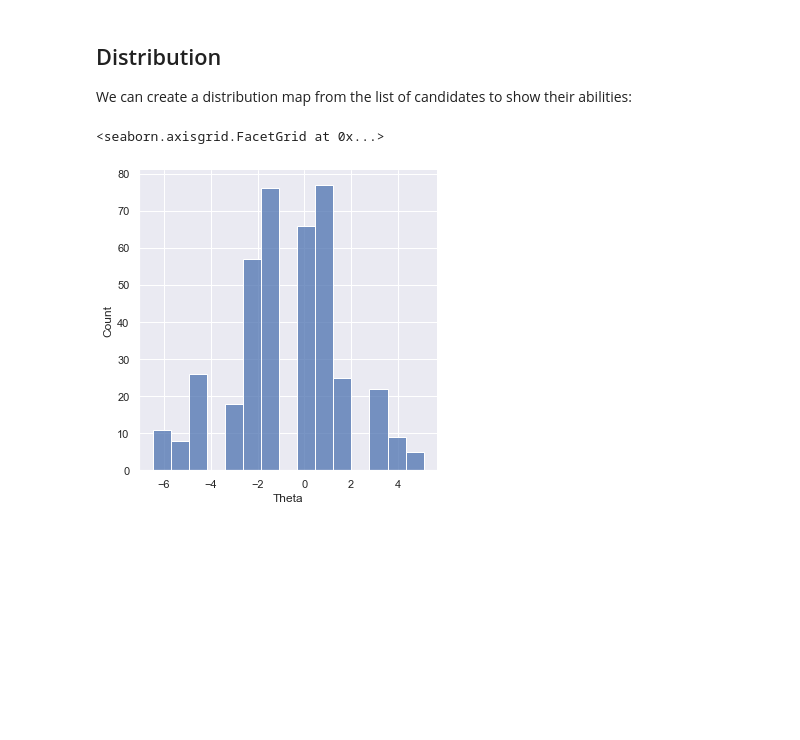
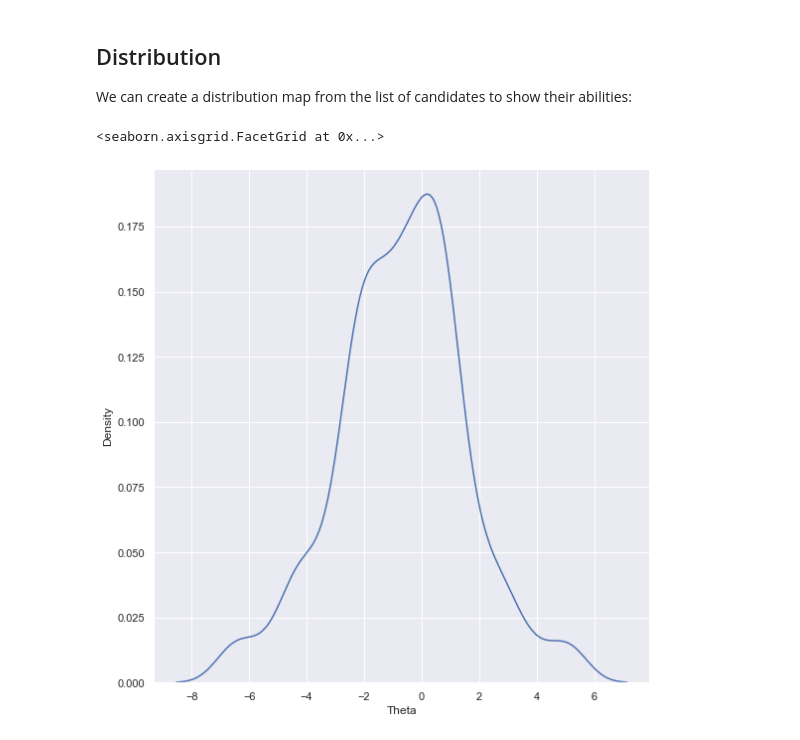
Before and after one commit to jp-loonytoon/test-generator, a Jupyter notebook: generateCandidates.ipynb, the cells around one changed output. Cells and saved outputs as stored; diff of their text form; code cells hidden in the pictures; blank space fills up the shorter version.

Commit message:
Use KDE plot for candidates distribution

```diff
--- a/generateCandidates.ipynb
+++ b/generateCandidates.ipynb
@@ -137,14 +138,16 @@ DT0009,0.72,B2
 ## Distribution
 We can create a distribution map from the list of candidates to show their abilities:
 # %%
+%matplotlib inline
+
 import seaborn as sns
 import pandas
 
 # Apply the default theme
 sns.set_theme()
 
 candidates = pandas.read_csv('data/candidates.csv')
-sns.displot(candidates, x="Theta")
+sns.displot(candidates, x="Theta", kind="kde", height=8)
 # %% [output]
 <seaborn.axisgrid.FacetGrid at 0x...>
-[figure, old version]
+[figure, new version]
```
Also changed, not shown: parts of 3 cells of this notebook, 2 other files.
